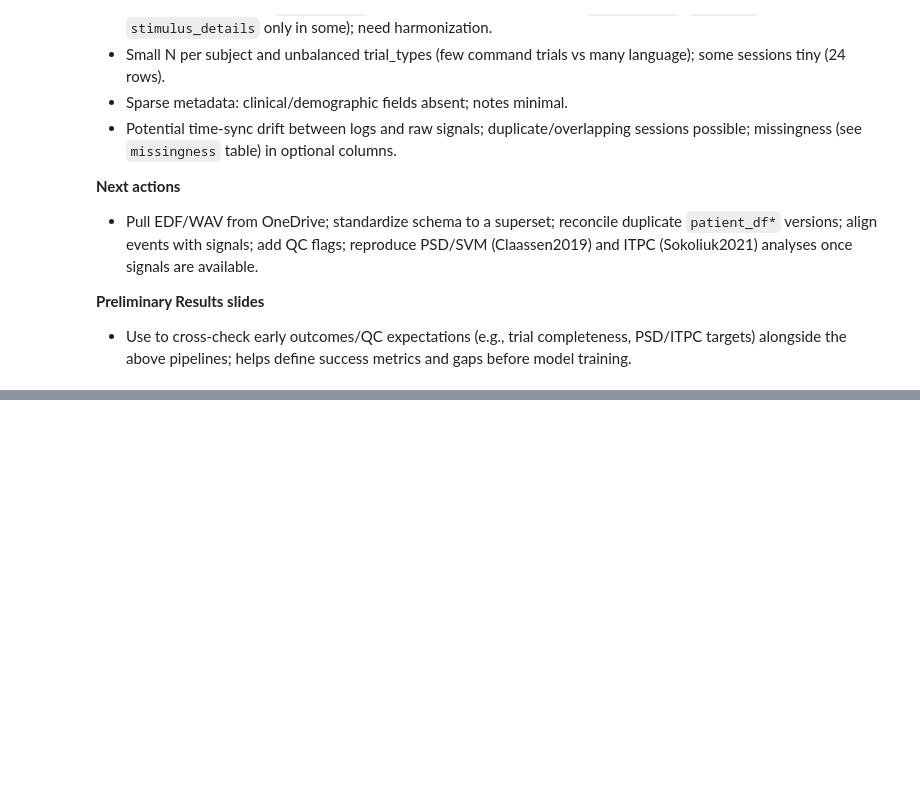
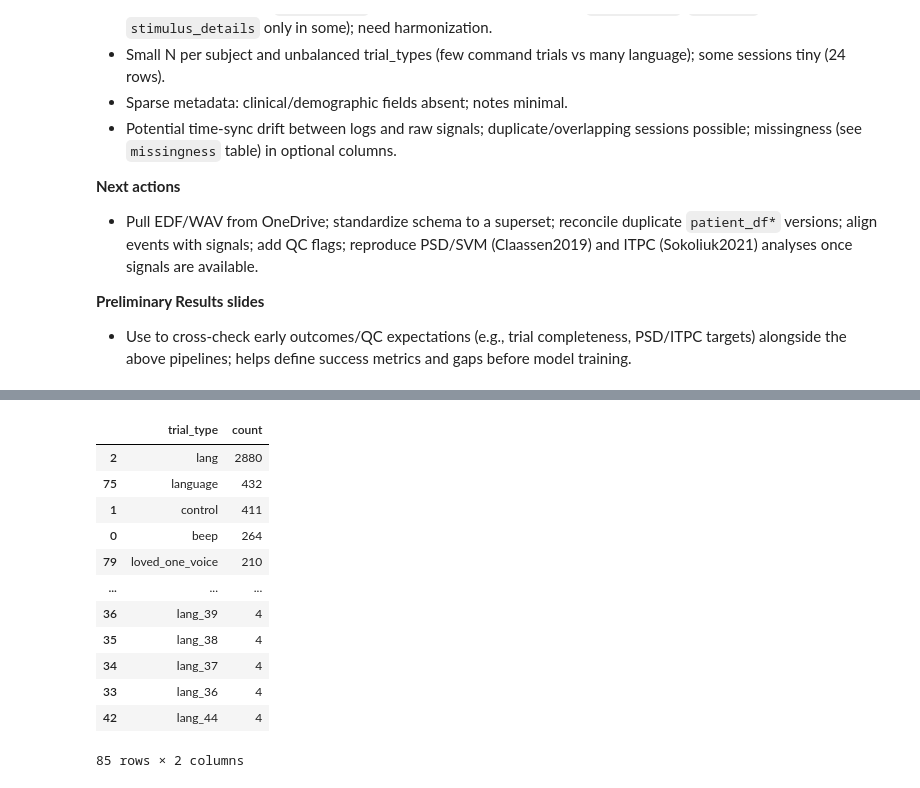
Before and after one commit to ayushmall0710/awaken-ai, a Jupyter notebook: eda/eeg_data_overview.ipynb, the cells around one changed output, grey strips where cells are left out. Drawn from its saved outputs; the diff is of its cells as text; code cells hidden in the pictures; blank space fills up the shorter version.

```diff
--- a/eda/eeg_data_overview.ipynb
+++ b/eda/eeg_data_overview.ipynb
@@ -292,0 +312,31 @@ if "duration" in all_trials:
+# %%
+# Harmonize all logs to a canonical schema (in-memory only)
+canonical_cols = [
+    "patient_id",
+    "date",
+    "trial_type",
+    "sentences",
+    "start_time",
+    "end_time",
+    "duration",
+    "trial_index",
+    "paradigm",
+    "stimulus_details",
+    "notes",
+]
+
+harmonized_frames = []
+for p in files:
+    df = pd.read_csv(p)
+    # ensure required columns exist
+    for col in canonical_cols:
+        if col not in df.columns:
+            df[col] = pd.NA
+    df = df[canonical_cols].copy()
+    df["source_file"] = p.relative_to(BASE).as_posix()
+    harmonized_frames.append(df)
+
+harmonized = pd.concat(harmonized_frames, ignore_index=True)
+canonical_preview = harmonized.head()
+unique_trial_types = harmonized["trial_type"].dropna().unique()
+canonical_preview, unique_trial_types
@@ -292,0 +402,21 @@ if "duration" in all_trials:
+# %%
+# Class balance overview on harmonized data
+trial_balance = (
+    harmonized.groupby(["trial_type"]).size().reset_index(name="count")
+    .sort_values("count", ascending=False)
+)
+trial_balance
+# %% [output]
+|  | trial_type | count |
+| 2 | lang | 2880 |
+| 75 | language | 432 |
+| 1 | control | 411 |
+| 0 | beep | 264 |
+| 79 | loved_one_voice | 210 |
+| ... | ... | ... |
+| 36 | lang_39 | 4 |
+| 35 | lang_38 | 4 |
+| 34 | lang_37 | 4 |
+| 33 | lang_36 | 4 |
+| 42 | lang_44 | 4 |
+85 rows × 2 columns
```
Also changed, not shown: parts of 4 cells of this notebook.
